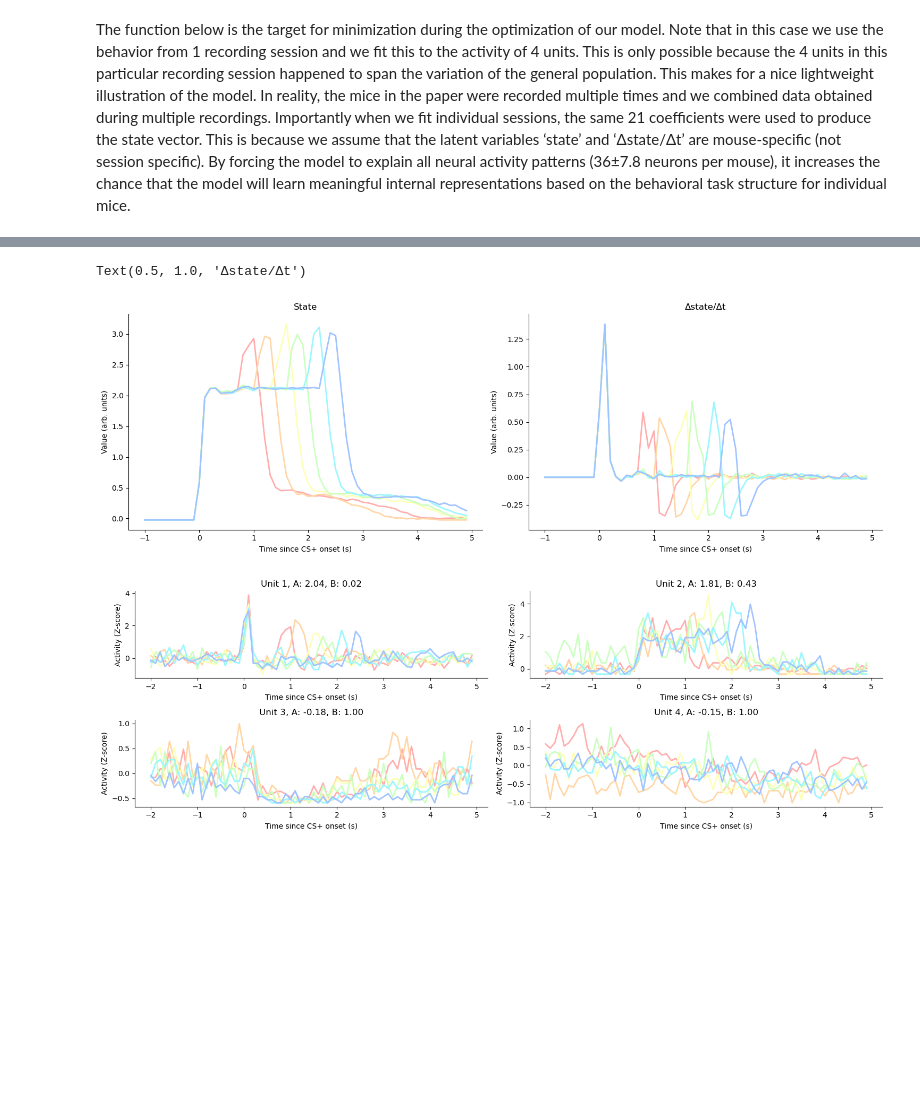
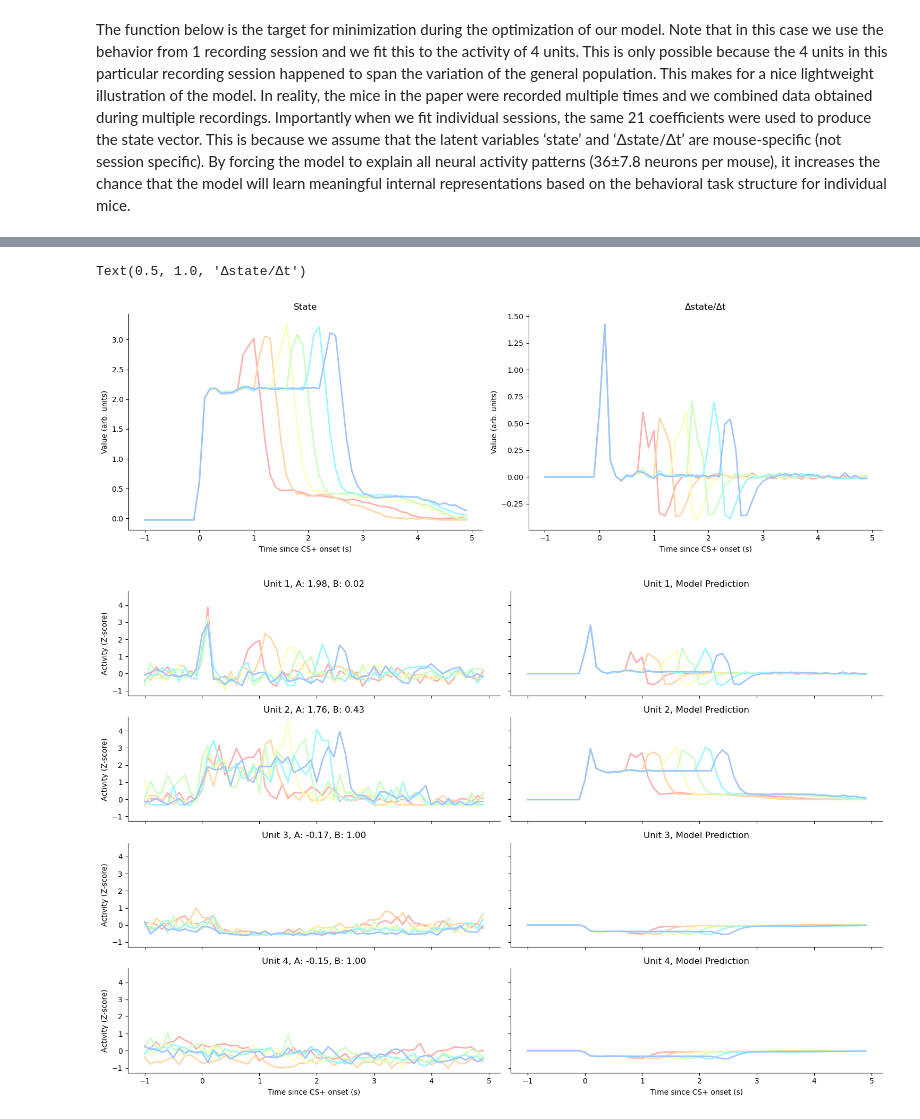
Before and after one commit to lammellab/model_fitting, a Jupyter notebook: two_stage_model.ipynb, the cells around one changed output, grey strips where cells are left out. Saved outputs shown, nothing was run; the diff lists cells and outputs as text; code cells hidden in the pictures; blank space fills up the shorter version.

Commit message:
(real) updates to two_stage_model

```diff
--- a/two_stage_model.ipynb
+++ b/two_stage_model.ipynb
@@ -48,14 +48,15 @@ params = np.append(state_params, neuron_weights)
 # %% [markdown]
 Neurons, including VTA dopamine neurons, cannot fire at a negative rate. For instance, if a neuron's baseline firing rate is 4Hz, it can increase to 25Hz, but it cannot go into negative values, such as -21Hz. Therefore, when the firing rate is below the baseline (referred to as "inhibition"), the range of possible firing rates is more limited. To model how the dynamic range of firing frequencies changes above and below the baseline, we calculated the standard deviation of the firing rates both lower and higher than the baseline, as illustrated in Figure 4b of the paper.
 # %%
-# The 'rescaling' factor below the baseline (by definition this is a z-score of 0)
-relu_leak = 0.4122394244351973
+# The 'rescaling' factor below the baseline (by definition this is a Z-score of 0)
+relu_leak = 0.4162
 # %%
 # This is how we calculate the 'state' and its derivative
 def state_and_diff(input_vector, params):
     """
-    The 'state' is the dot product of the input vector (i.e. task-event kernels)
-    and the parameters. The derivative is the rate of change of the state.
+    The 'state' is the dot product of the input vector (i.e. task_and_events)
+    and the parameters (task-event kernels). The derivative is the rate of
+    change of the state.
 
     We (arbitrarily) calculate the derivative over the 100ms (1-bin) interval.
     We've also done other intervals, which results in (good looking) 'smooth'
@@ -279,7 +280,7 @@ def peri_event_data(stamps, signal, start = -2, end = 5):
     This functions makes the peri-event data of the 'signal' setting the timestamps
     in 'stamps' to T=0.
 
-    Start and end define the window size of the data
+    Start and end define the window size of the data relative to T=0.
     """
 
     output = pd.DataFrame(columns = np.linspace(1, len(stamps), len(stamps)))
@@ -293,6 +294,10 @@ def peri_event_data(stamps, signal, start = -2, end = 5):
 
 def peri_event(stamps, signal, start = -2, end = 5, mean = True, ax = None,
                color='k', label = None):
+    """
+    This function uses peri_event_data to obtain a peri-event dataset and
+    them plots it to tha axis 'ax' or a newly created axis if 'ax' is None.
+    """
 
     # Make a figure if necessary
     if ax is None:
@@ -338,28 +343,29 @@ axs[0].set_title('State')
 axs[1].set_title('Δstate/Δt')
 # %% [output]
 Text(0.5, 1.0, 'Δstate/Δt')
-[figure, old version]
+[figure, new version]
 # %%
 # Plot the neurons
-fig, axs = plt.subplots(2, 2, figsize=(15, 5), tight_layout=True)
-axs = axs.flatten()
+fig, axs = plt.subplots(4, 2, figsize=(15, 10), tight_layout=True, sharex=True, sharey=True)
 
 for i, neuron in enumerate(neurons.columns):
     for j in range(1, 8):
         indexer = trials.interval_type==j
         stamps = trials.loc[indexer, 'start']
-        peri_event(stamps, neurons[neuron],  start = -2, end = 5, mean = True, ax = axs[i], label=i, color=colors[j-1])
+        peri_event(stamps, neurons[neuron],  start = -1, end = 5, mean = True, ax = axs[i, 0], label=i, color=colors[j-1])
+        peri_event(stamps, final_prediction[neuron],  start = -1, end = 5, mean = True, ax = axs[i, 1], label=i, color=colors[j-1])
 
 # Some formatting
-for ax in axs:
+for ax in axs.flatten():
     ax.set_xlabel('Time since CS+ onset (s)')
     ax.set_ylabel('Activity (Z-score)')
     ax.spines['right'].set_visible(False)
     ax.spines['top'].set_visible(False)
 for i in range(1, 5):
-    axs[i-1].set_title(f'Unit {i}, A: {fitted_params.loc[i, "A"]:.2f}, B: {fitted_params.loc[i, "B"]:.2f}')
+    axs[i-1, 0].set_title(f'Unit {i}, A: {fitted_params.loc[i, "A"]:.2f}, B: {fitted_params.loc[i, "B"]:.2f}')
+    axs[i-1, 1].set_title(f'Unit {i}, Model Prediction')
 # %% [output]
-[figure, old version]
+[figure, new version]
 # %% [markdown]
 ### Conclusion
 This notebook demonstrates the model fitting process used for Figure 4 in our paper. Note that this demonstration of the model only works with so few neurons because this particular set happened to contain 1 neuron of each type.
```
Also changed, not shown: parts of 8 cells of this notebook.
